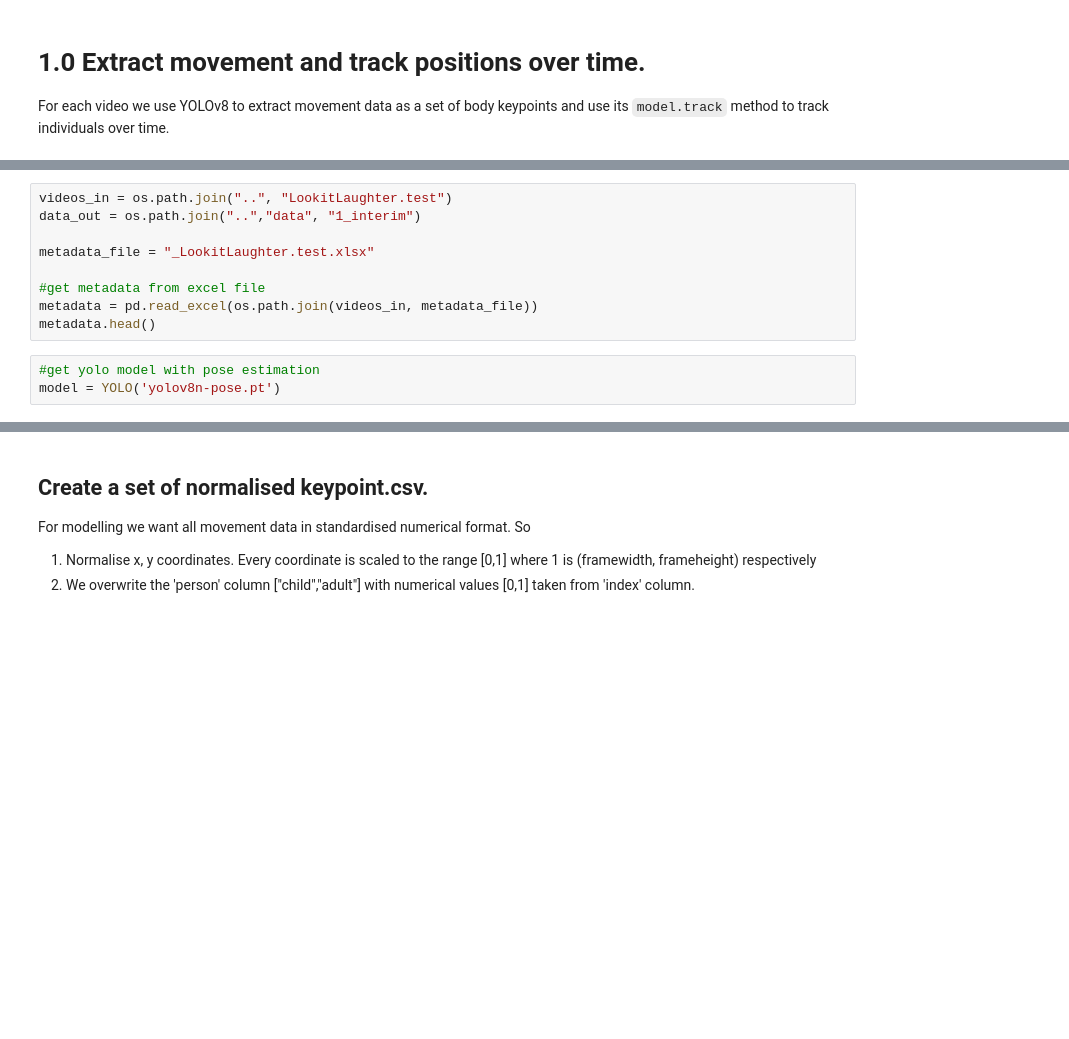
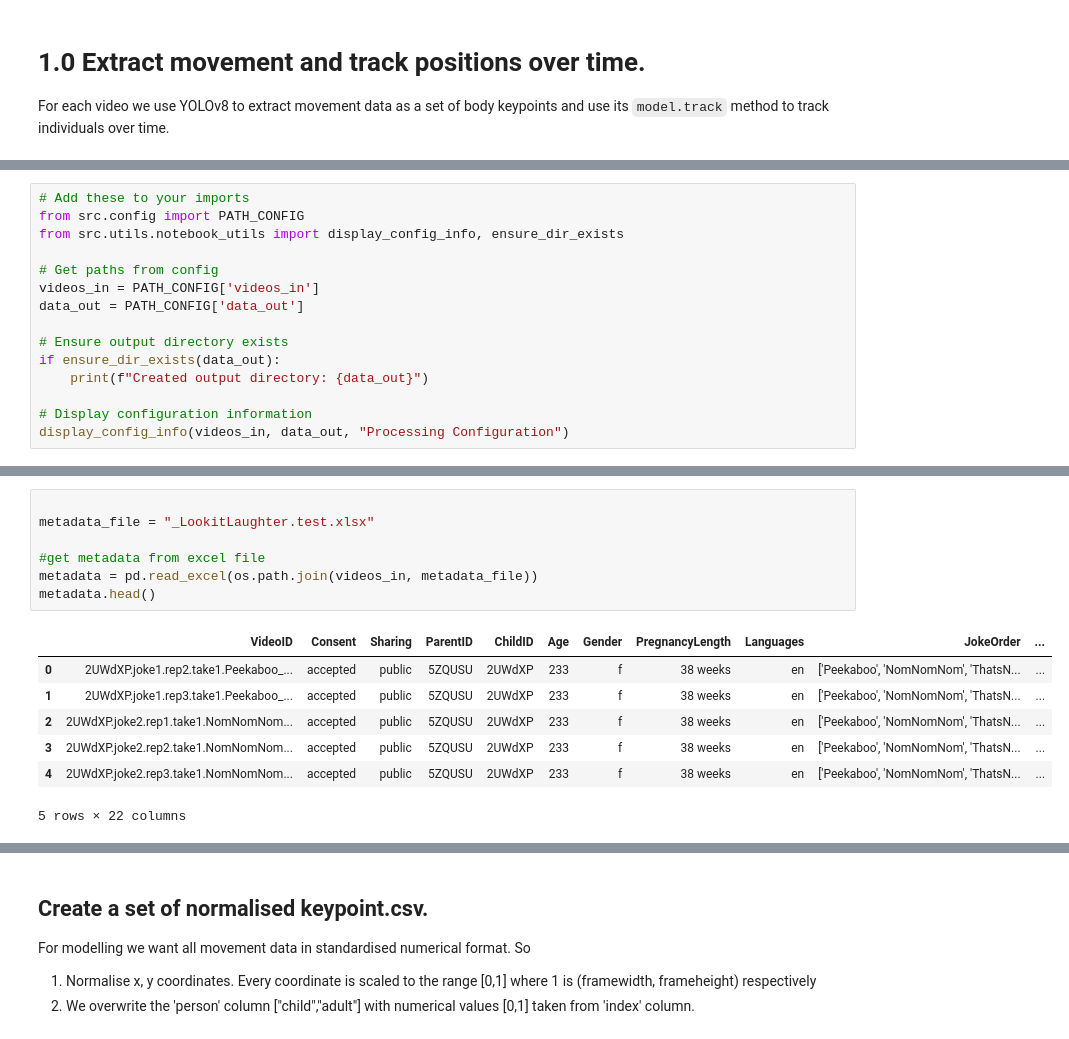
Before and after one commit to InfantLab/VideoAnnotator, a Jupyter notebook: code/01_ca_extract_movement.ipynb, the cells around one changed output, grey strips where cells are left out. Drawn from its saved outputs; the diff is of its cells as text; blank space fills up the shorter version.

```diff
--- a/code/01_ca_extract_movement.ipynb
+++ b/code/01_ca_extract_movement.ipynb
@@ -35,0 +45,15 @@ import utils
+# %%
+# Add these to your imports
+from src.config import PATH_CONFIG
+from src.utils.notebook_utils import display_config_info, ensure_dir_exists
+
+# Get paths from config
+videos_in = PATH_CONFIG['videos_in']
+data_out = PATH_CONFIG['data_out']
+
+# Ensure output directory exists
+if ensure_dir_exists(data_out):
+    print(f"Created output directory: {data_out}")
+
+# Display configuration information
+display_config_info(videos_in, data_out, "Processing Configuration")
@@ -36,13 +72,16 @@ import utils
 # %%
-videos_in = os.path.join("..", "LookitLaughter.test")
-data_out = os.path.join("..","data", "1_interim")
 
 metadata_file = "_LookitLaughter.test.xlsx"
 
 #get metadata from excel file
 metadata = pd.read_excel(os.path.join(videos_in, metadata_file))
 metadata.head()
+# %% [output]
+|  | VideoID | Consent | Sharing | ParentID | ChildID | Age | Gender | PregnancyLength | Languages | JokeOrder | ... |
+| 0 | 2UWdXP.joke1.rep2.take1.Peekaboo_... | accepted | public | 5ZQUSU | 2UWdXP | 233 | f | 38 weeks | en | ['Peekaboo', 'NomNomNom', 'ThatsN... | ... |
+| 1 | 2UWdXP.joke1.rep3.take1.Peekaboo_... | accepted | public | 5ZQUSU | 2UWdXP | 233 | f | 38 weeks | en | ['Peekaboo', 'NomNomNom', 'ThatsN... | ... |
+| 2 | 2UWdXP.joke2.rep1.take1.NomNomNom... | accepted | public | 5ZQUSU | 2UWdXP | 233 | f | 38 weeks | en | ['Peekaboo', 'NomNomNom', 'ThatsN... | ... |
+| 3 | 2UWdXP.joke2.rep2.take1.NomNomNom... | accepted | public | 5ZQUSU | 2UWdXP | 233 | f | 38 weeks | en | ['Peekaboo', 'NomNomNom', 'ThatsN... | ... |
+| 4 | 2UWdXP.joke2.rep3.take1.NomNomNom... | accepted | public | 5ZQUSU | 2UWdXP | 233 | f | 38 weeks | en | ['Peekaboo', 'NomNomNom', 'ThatsN... | ... |
+5 rows × 22 columns
-# %%
-#get yolo model with pose estimation
-model = YOLO('yolov8n-pose.pt')
 # %%
```
Also changed, not shown: parts of 10 cells of this notebook, 47 other files.
